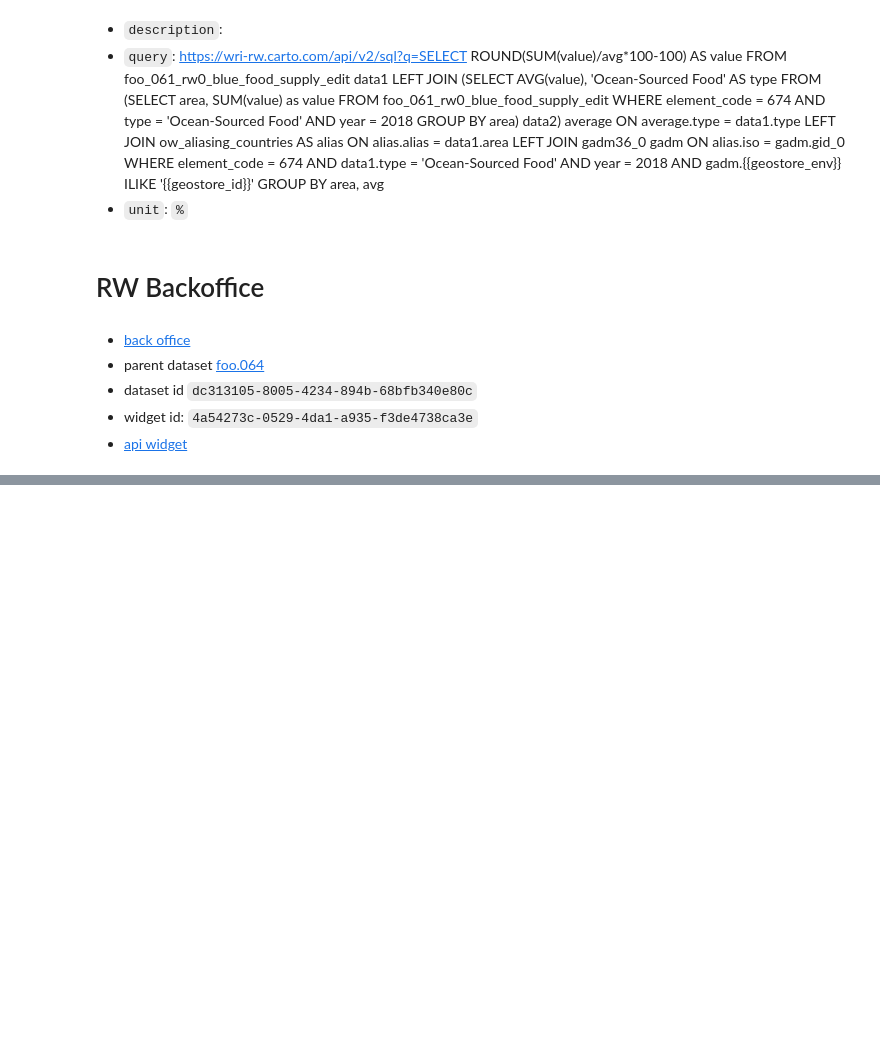
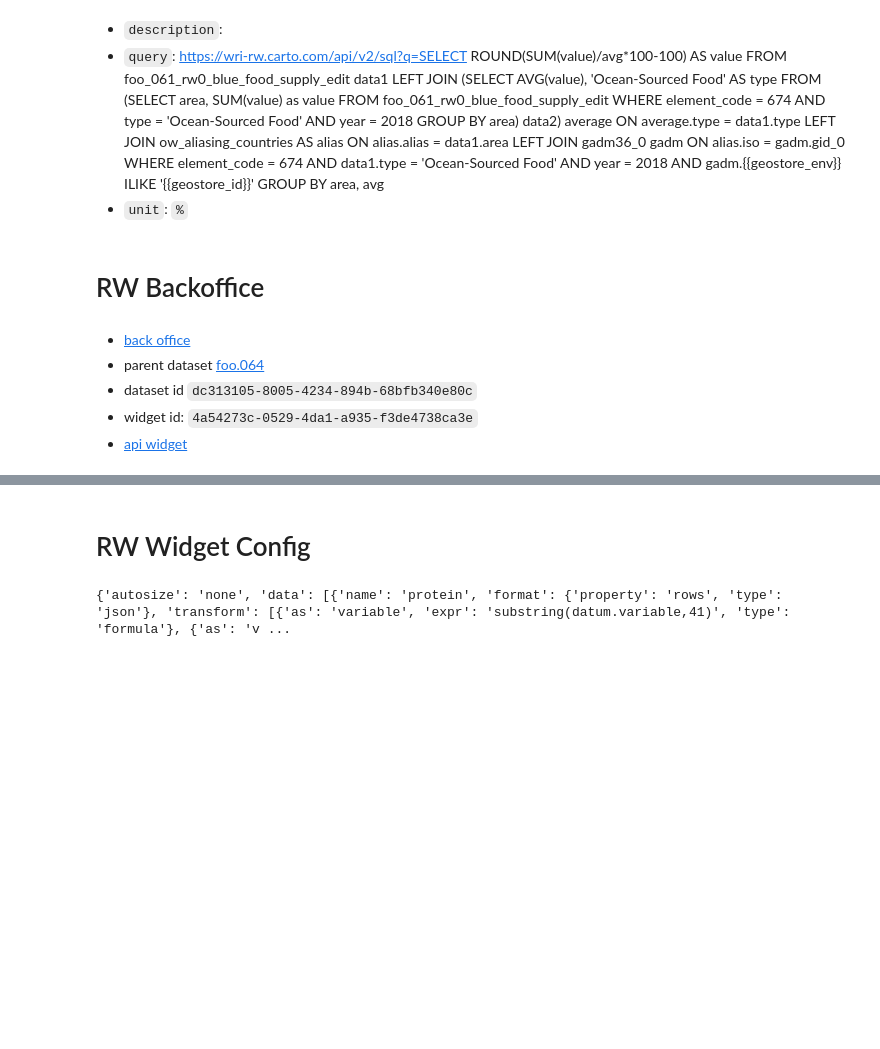
Before and after one commit to rachelthoms/wri-projects, a Jupyter notebook: ocean-watch/ocean_dependence .ipynb, the cells around one changed output, grey strips where cells are left out. Drawn from its saved outputs; the diff is of its cells as text; code cells hidden in the pictures; blank space fills up the shorter version.

```diff
--- a/ocean-watch/ocean_dependence .ipynb
+++ b/ocean-watch/ocean_dependence .ipynb
@@ -739,0 +496,2 @@ Vega(vegaview)
+# %% [markdown]
+# RW Widget Config
@@ -739,0 +907,8 @@ Vega(vegaview)
+# %%
+vega_view=dict(spec)
+vega_view['data'][1]['url'] = vega_view['data'][0]['url'].replace('{{geostore_id}}','ca5bfde08587530e76c17fe48362a01d')
+print(vega_view)
+Vega(vega_view)
+# %% [output]
+{'autosize': 'none', 'data': [{'name': 'protein', 'format': {'property': 'rows', 'type': 'json'}, 'transform': [{'as': 'variable', 'expr': 'substring(datum.variable,41)', 'type': 'formula'}, {'as': 'v ...
+[figure, added]
```
Also changed, not shown: parts of 4 cells of this notebook, 8 other files.
